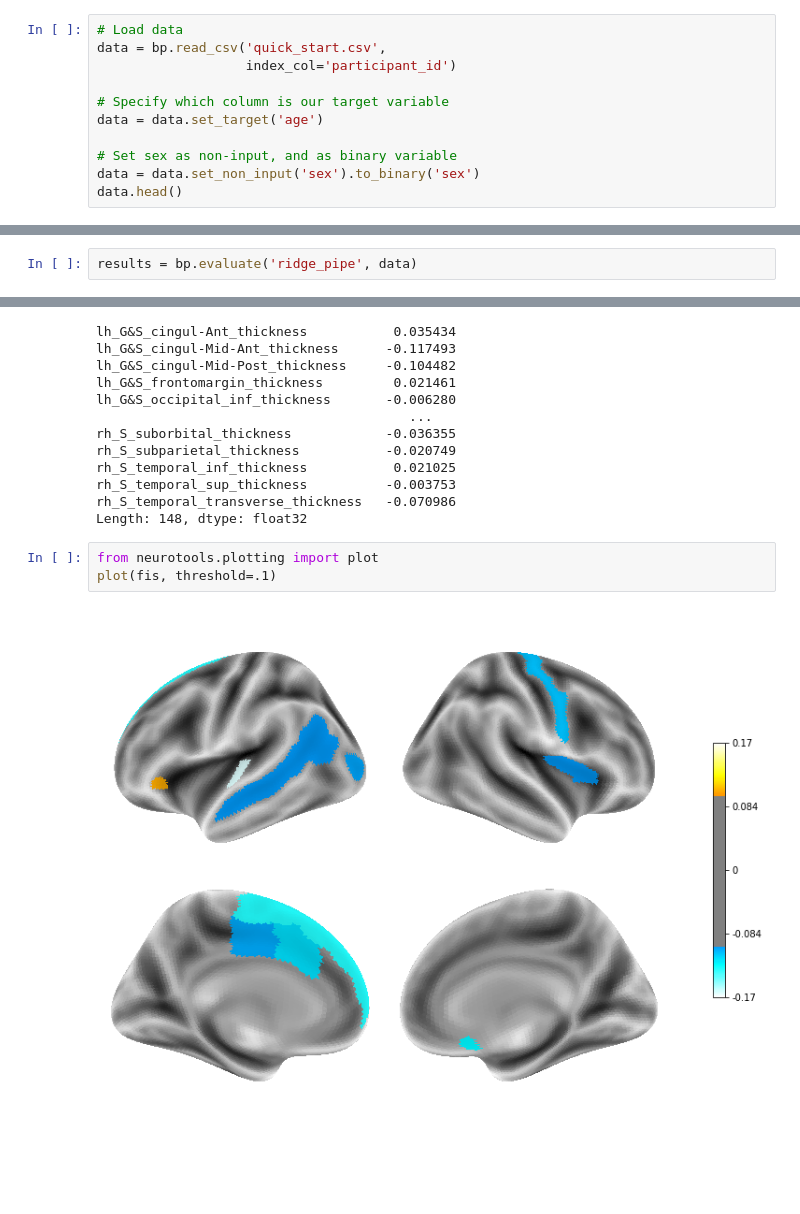
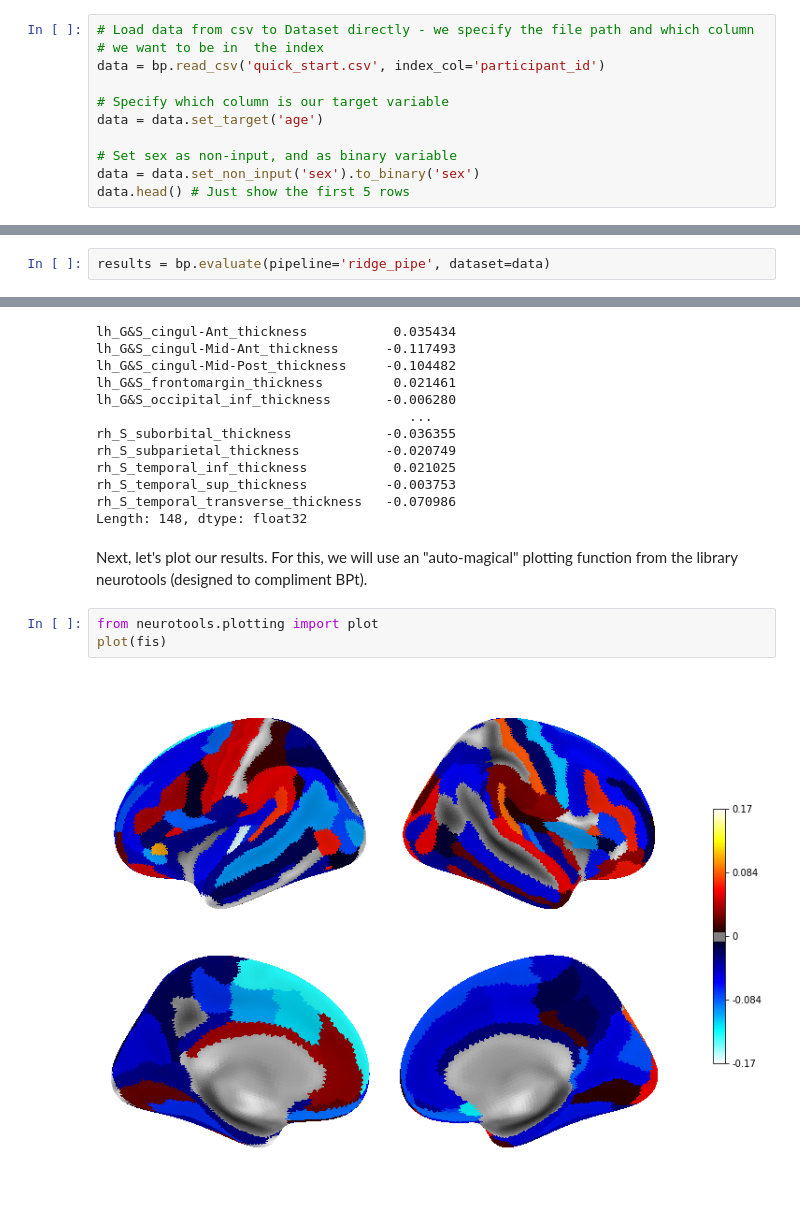
Before and after one commit to sahahn/methods_series, a Jupyter notebook: ds002790/quickstart_example.ipynb, the cells around one changed output, grey strips where cells are left out. Saved outputs shown, nothing was run; the diff lists cells and outputs as text; blank space fills up the shorter version.

```diff
--- a/ds002790/quickstart_example.ipynb
+++ b/ds002790/quickstart_example.ipynb
@@ -5,14 +13,14 @@ import BPt as bp
 # %%
-# Load data
-data = bp.read_csv('quick_start.csv',
-                   index_col='participant_id')
+# Load data from csv to Dataset directly - we specify the file path and which column
+# we want to be in  the index
+data = bp.read_csv('quick_start.csv', index_col='participant_id')
 
 # Specify which column is our target variable
 data = data.set_target('age')
 
 # Set sex as non-input, and as binary variable
 data = data.set_non_input('sex').to_binary('sex')
-data.head()
+data.head() # Just show the first 5 rows
 # %% [output]
 Data
 |  | lh_G&S_cingul-Ant_thickness | lh_G&S_cingul-Mid-Ant_thickness | lh_G&S_cingul-Mid-Post_thickness | lh_G&S_frontomargin_thickness | ... |
@@ -59,5 +76,5 @@ also we are going to specify a pre-defined pipeline.
 # %%
-results = bp.evaluate('ridge_pipe', data)
+results = bp.evaluate(pipeline='ridge_pipe', dataset=data)
 # %% [output]
 Predicting target = age
 Using problem_type = regression
@@ -145,9 +139,11 @@ rh_S_temporal_inf_thickness           0.021025
 rh_S_temporal_sup_thickness          -0.003753
 rh_S_temporal_transverse_thickness   -0.070986
 Length: 148, dtype: float32
+# %% [markdown]
+Next, let's plot our results. For this, we will use an "auto-magical" plotting function from the library neurotools (designed to compliment BPt).
 # %%
 from neurotools.plotting import plot
-plot(fis, threshold=.1)
+plot(fis)
 # %% [output]
-[figure, old version]
+[figure, new version]
 # %% [markdown]
```
Also changed, not shown: parts of 36 cells of this notebook, 1 other file.
